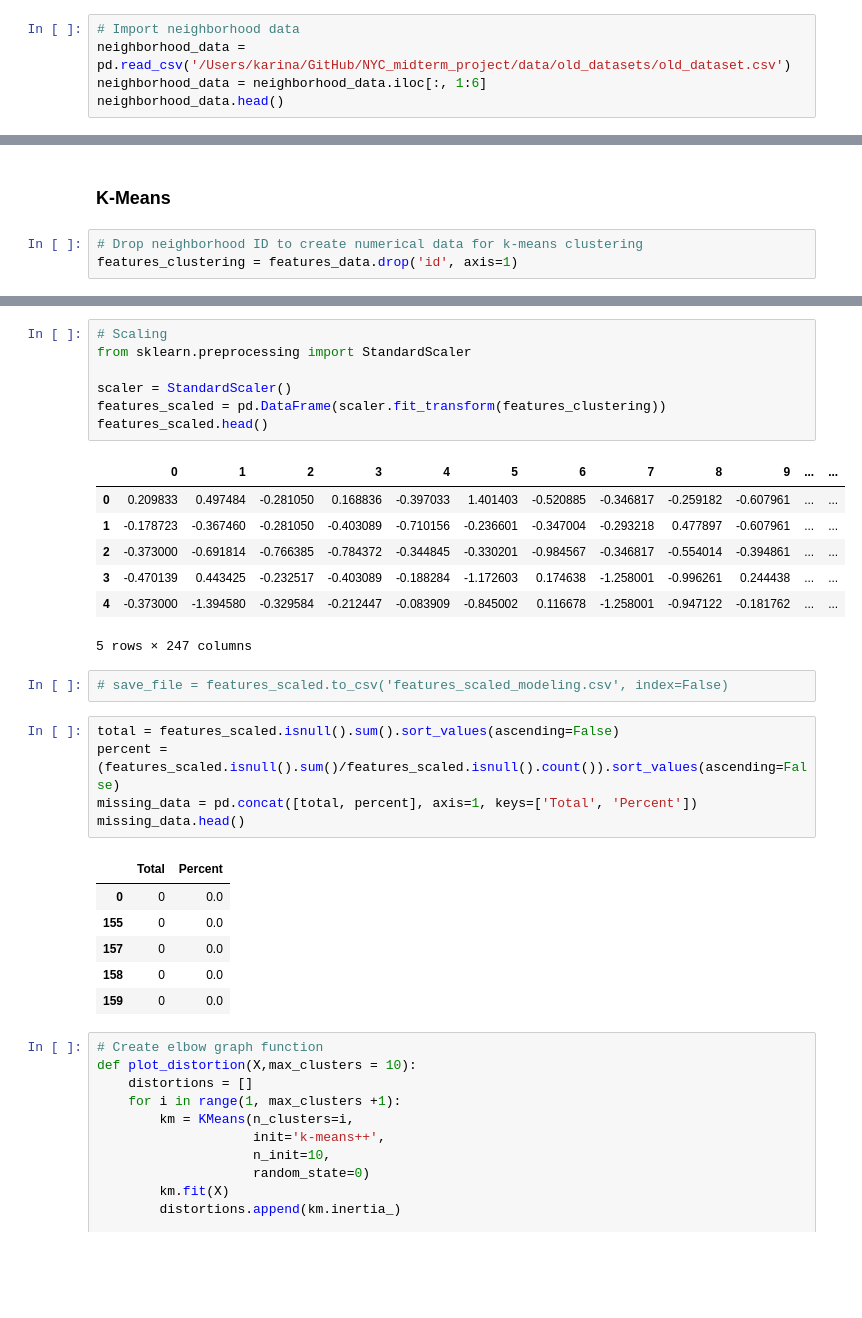
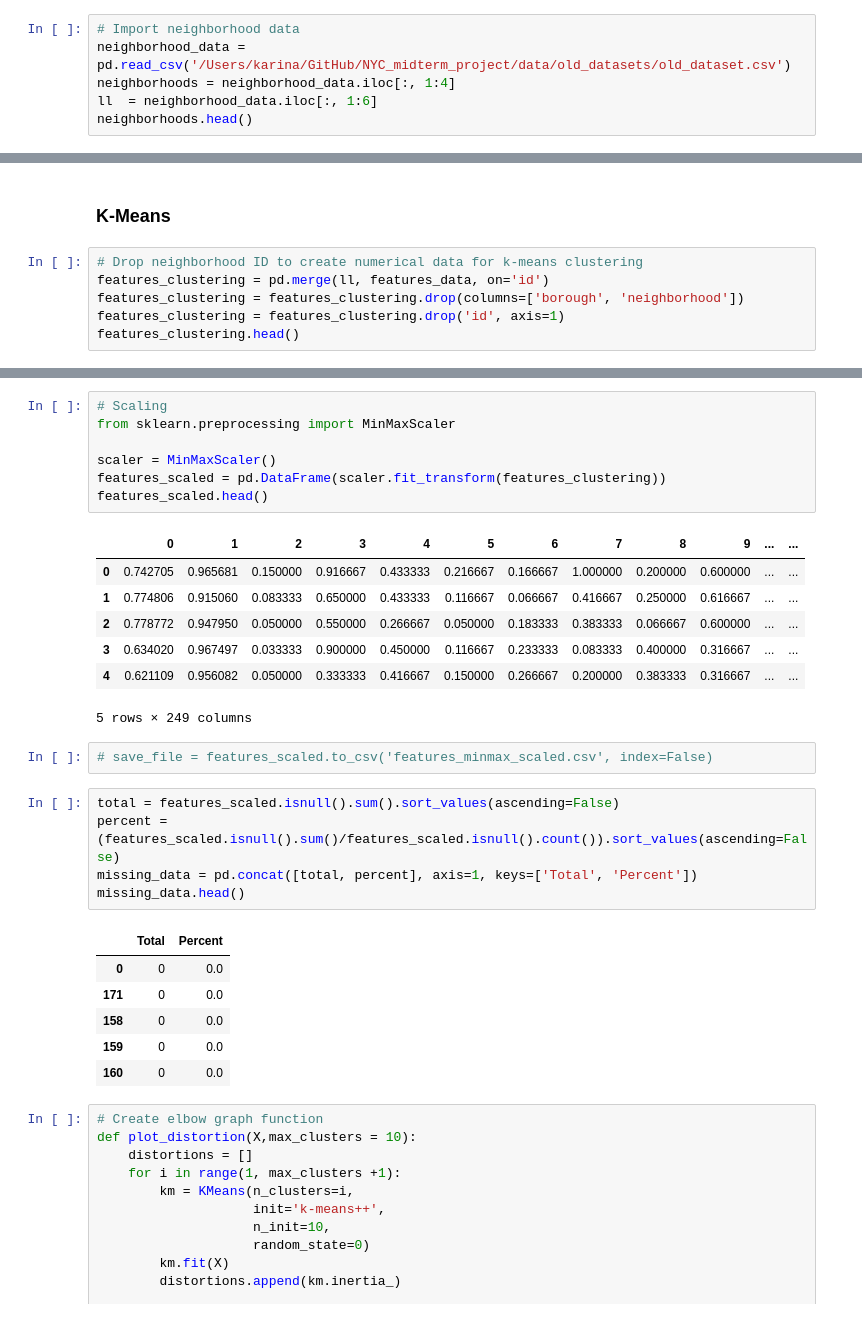
Before and after one commit to ktamkee/NYC_midterm_project, a Jupyter notebook: svc/K-Means_V3.ipynb, the cells around one changed output, grey strips where cells are left out. Drawn from its saved outputs; the diff is of its cells as text; blank space fills up the shorter version.

```diff
--- a/svc/K-Means_V3.ipynb
+++ b/svc/K-Means_V3.ipynb
@@ -8,6 +8,7 @@ import plotly.graph_objects as go
 # %%
 # Import neighborhood data
 neighborhood_data = pd.read_csv('/Users/karina/GitHub/NYC_midterm_project/data/old_datasets/old_dataset.csv')
-neighborhood_data = neighborhood_data.iloc[:, 1:6]
-neighborhood_data.head()
+neighborhoods = neighborhood_data.iloc[:, 1:4]
+ll  = neighborhood_data.iloc[:, 1:6]
+neighborhoods.head()
 # %% [output]
@@ -115,4 +104,7 @@ missing_data.head()
 ### K-Means
 # %%
 # Drop neighborhood ID to create numerical data for k-means clustering
-features_clustering = features_data.drop('id', axis=1)
+features_clustering = pd.merge(ll, features_data, on='id')
+features_clustering = features_clustering.drop(columns=['borough', 'neighborhood'])
+features_clustering = features_clustering.drop('id', axis=1)
+features_clustering.head()
@@ -119,20 +119,20 @@ features_clustering = features_data.drop('id', axis=1)
 # %%
 # Scaling
-from sklearn.preprocessing import StandardScaler
+from sklearn.preprocessing import MinMaxScaler
 
-scaler = StandardScaler()
+scaler = MinMaxScaler()
 features_scaled = pd.DataFrame(scaler.fit_transform(features_clustering))
 features_scaled.head()
 # %% [output]
 |  | 0 | 1 | 2 | 3 | 4 | 5 | 6 | 7 | 8 | 9 | ... | ... |
-| 0 | 0.209833 | 0.497484 | -0.281050 | 0.168836 | -0.397033 | 1.401403 | -0.520885 | -0.346817 | -0.259182 | -0.607961 | ... | ... |
-| 1 | -0.178723 | -0.367460 | -0.281050 | -0.403089 | -0.710156 | -0.236601 | -0.347004 | -0.293218 | 0.477897 | -0.607961 | ... | ... |
-| 2 | -0.373000 | -0.691814 | -0.766385 | -0.784372 | -0.344845 | -0.330201 | -0.984567 | -0.346817 | -0.554014 | -0.394861 | ... | ... |
-| 3 | -0.470139 | 0.443425 | -0.232517 | -0.403089 | -0.188284 | -1.172603 | 0.174638 | -1.258001 | -0.996261 | 0.244438 | ... | ... |
-| 4 | -0.373000 | -1.394580 | -0.329584 | -0.212447 | -0.083909 | -0.845002 | 0.116678 | -1.258001 | -0.947122 | -0.181762 | ... | ... |
+| 0 | 0.742705 | 0.965681 | 0.150000 | 0.916667 | 0.433333 | 0.216667 | 0.166667 | 1.000000 | 0.200000 | 0.600000 | ... | ... |
+| 1 | 0.774806 | 0.915060 | 0.083333 | 0.650000 | 0.433333 | 0.116667 | 0.066667 | 0.416667 | 0.250000 | 0.616667 | ... | ... |
+| 2 | 0.778772 | 0.947950 | 0.050000 | 0.550000 | 0.266667 | 0.050000 | 0.183333 | 0.383333 | 0.066667 | 0.600000 | ... | ... |
+| 3 | 0.634020 | 0.967497 | 0.033333 | 0.900000 | 0.450000 | 0.116667 | 0.233333 | 0.083333 | 0.400000 | 0.316667 | ... | ... |
+| 4 | 0.621109 | 0.956082 | 0.050000 | 0.333333 | 0.416667 | 0.150000 | 0.266667 | 0.200000 | 0.383333 | 0.316667 | ... | ... |
-5 rows × 247 columns
+5 rows × 249 columns
 # %%
-# save_file = features_scaled.to_csv('features_scaled_modeling.csv', index=False)
+# save_file = features_scaled.to_csv('features_minmax_scaled.csv', index=False)
 # %%
 total = features_scaled.isnull().sum().sort_values(ascending=False)
 percent = (features_scaled.isnull().sum()/features_scaled.isnull().count()).sort_values(ascending=False)
@@ -141,10 +141,10 @@ missing_data.head()
 # %% [output]
 |  | Total | Percent |
 | 0 | 0 | 0.0 |
-| 155 | 0 | 0.0 |
-| 157 | 0 | 0.0 |
+| 171 | 0 | 0.0 |
 | 158 | 0 | 0.0 |
 | 159 | 0 | 0.0 |
+| 160 | 0 | 0.0 |
 # %%
 # Create elbow graph function
 def plot_distortion(X,max_clusters = 10):
```
Also changed, not shown: parts of 18 cells of this notebook, 6 other files.
